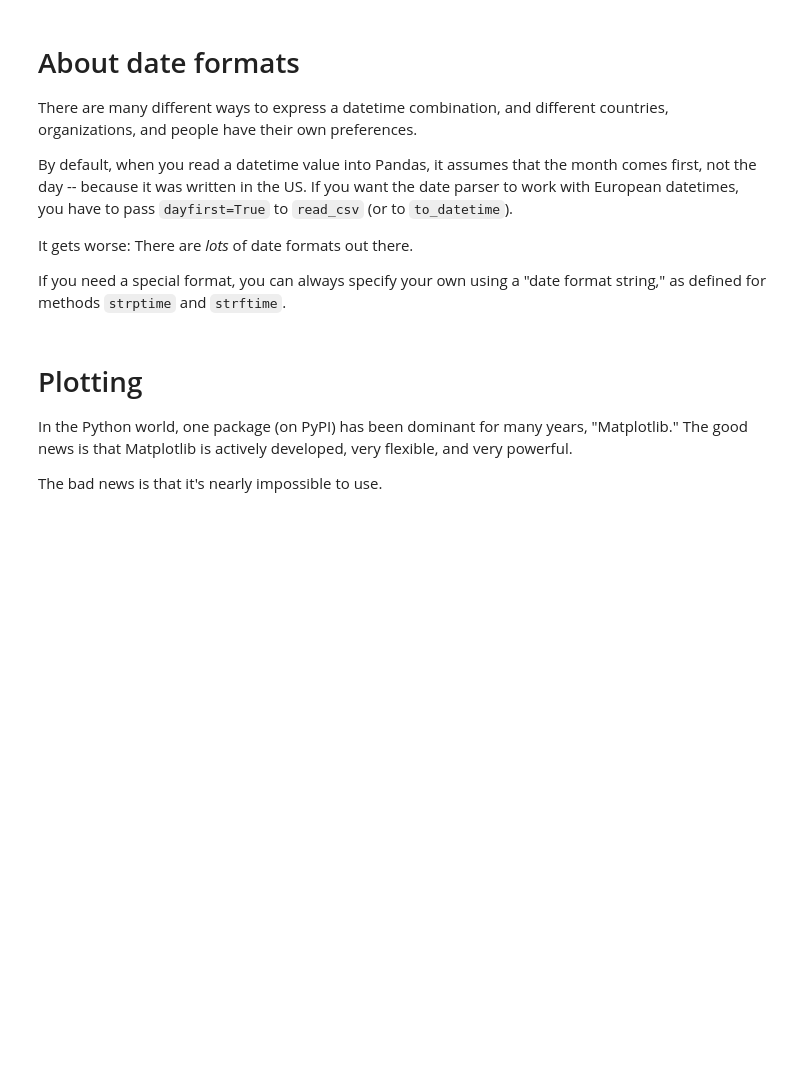
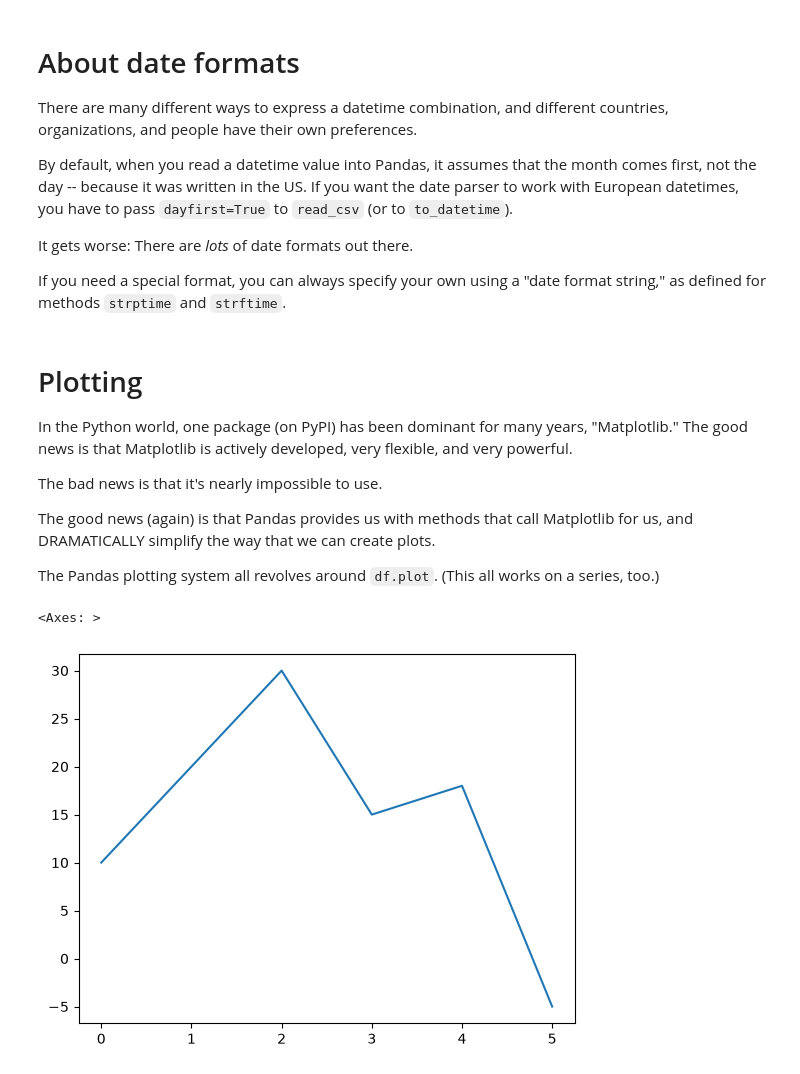
Before and after one commit to reuven/BDTMSD-Python-2026-07, a Jupyter notebook: BDTMSD-Python-2026-10-09.ipynb, the cells around one changed output. Cells and saved outputs as stored; diff of their text form; code cells hidden in the pictures; blank space fills up the shorter version.

```diff
--- a/BDTMSD-Python-2026-10-09.ipynb
+++ b/BDTMSD-Python-2026-10-09.ipynb
@@ -428,3 +428,14 @@ If you need a special format, you can always specify your own using a "date form
 In the Python world, one package (on PyPI) has been dominant for many years, "Matplotlib." The good news is that Matplotlib is actively developed, very flexible, and very powerful.
 
 The bad news is that it's nearly impossible to use.
+
+The good news (again) is that Pandas provides us with methods that call Matplotlib for us, and DRAMATICALLY simplify the way that we can create plots.
+
+The Pandas plotting system all revolves around `df.plot`. (This all works on a series, too.)
+# %%
+s = pd.Series([10, 20, 30, 15, 18, -5])
+
+s.plot.line()
+# %% [output]
+<Axes: >
+[figure, added]
```
